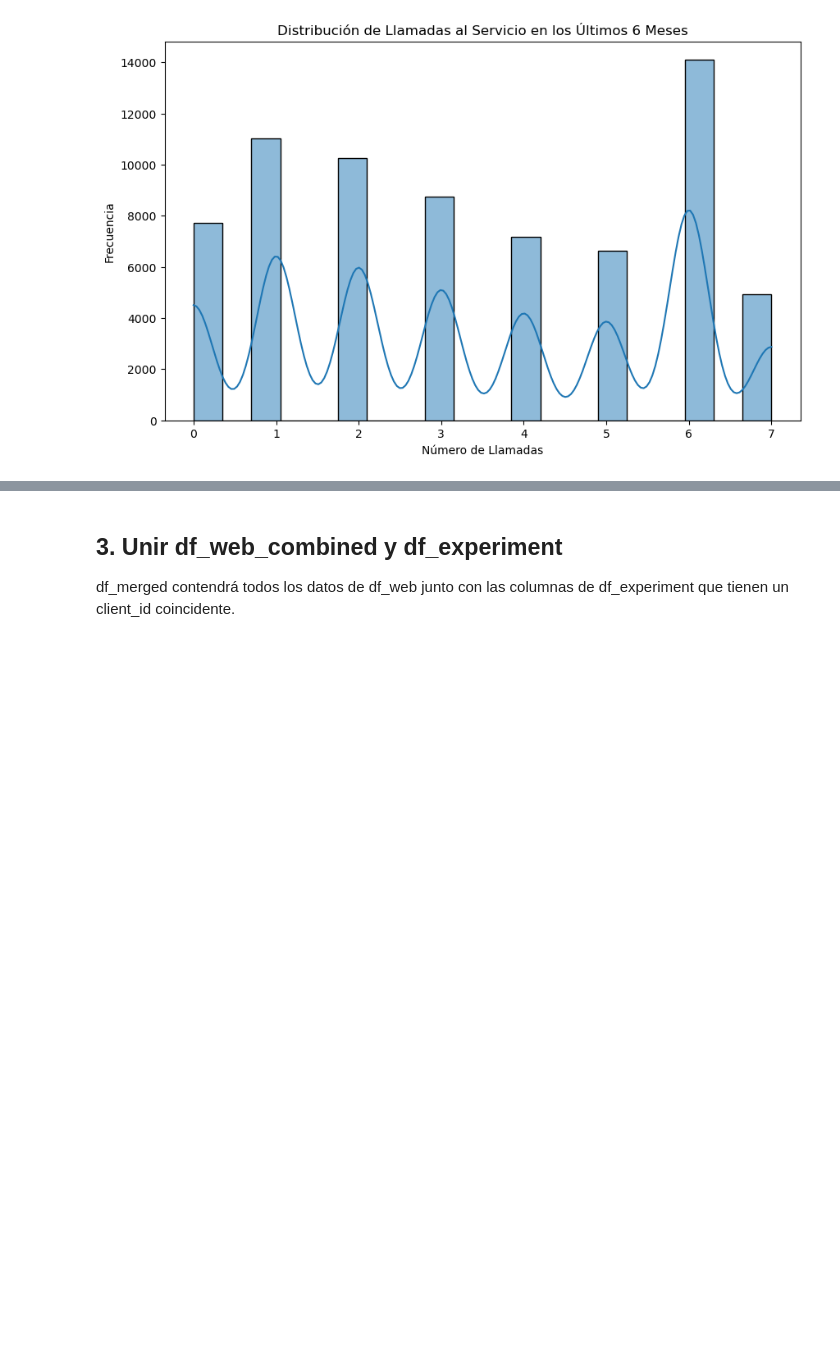
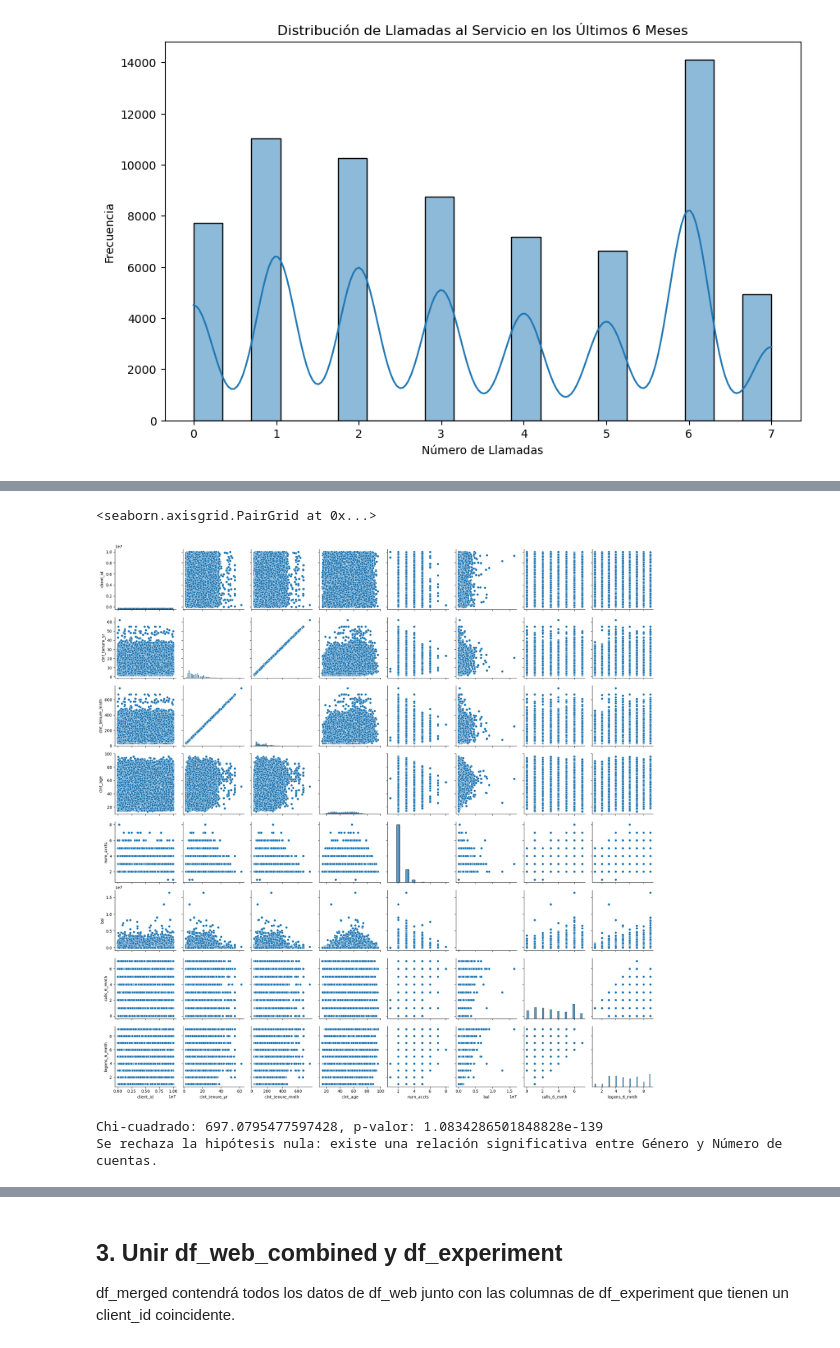
Before and after one commit to Josemargal/vanguard-ab-test, a Jupyter notebook: data_exploration.ipynb, the cells around one changed output, grey strips where cells are left out. Saved outputs shown, nothing was run; the diff lists cells and outputs as text; code cells hidden in the pictures; blank space fills up the shorter version.

```diff
--- a/data_exploration.ipynb
+++ b/data_exploration.ipynb
@@ -351,0 +397,24 @@ plt.show()
+# %%
+# Grafica de dispersión de balance y edad
+sns.pairplot(df_demo)
+# %% [output]
+<seaborn.axisgrid.PairGrid at 0x...>
+[figure, added]
+# %%
+# Creando una tabla de contingencia para Género y Número de cuentas
+contingency_table = pd.crosstab(df_demo['gendr'], df_demo['num_accts'])
+
+# Aplicando la prueba Chi-Cuadrado
+chi2, p_value, _, _ = chi2_contingency(contingency_table)
+
+print(f'Chi-cuadrado: {chi2}, p-valor: {p_value}')
+
+# Interpretación del p-valor
+alpha = 0.05
+if p_value < alpha:
+    print("Se rechaza la hipótesis nula: existe una relación significativa entre Género y Número de cuentas.")
+else:
+    print("No se rechaza la hipótesis nula: no hay evidencia suficiente para afirmar que existe una relación significativa.")
+# %% [output]
+Chi-cuadrado: 697.0795477597428, p-valor: 1.0834286501848828e-139
+Se rechaza la hipótesis nula: existe una relación significativa entre Género y Número de cuentas.
```
Also changed, not shown: parts of 29 cells of this notebook.
